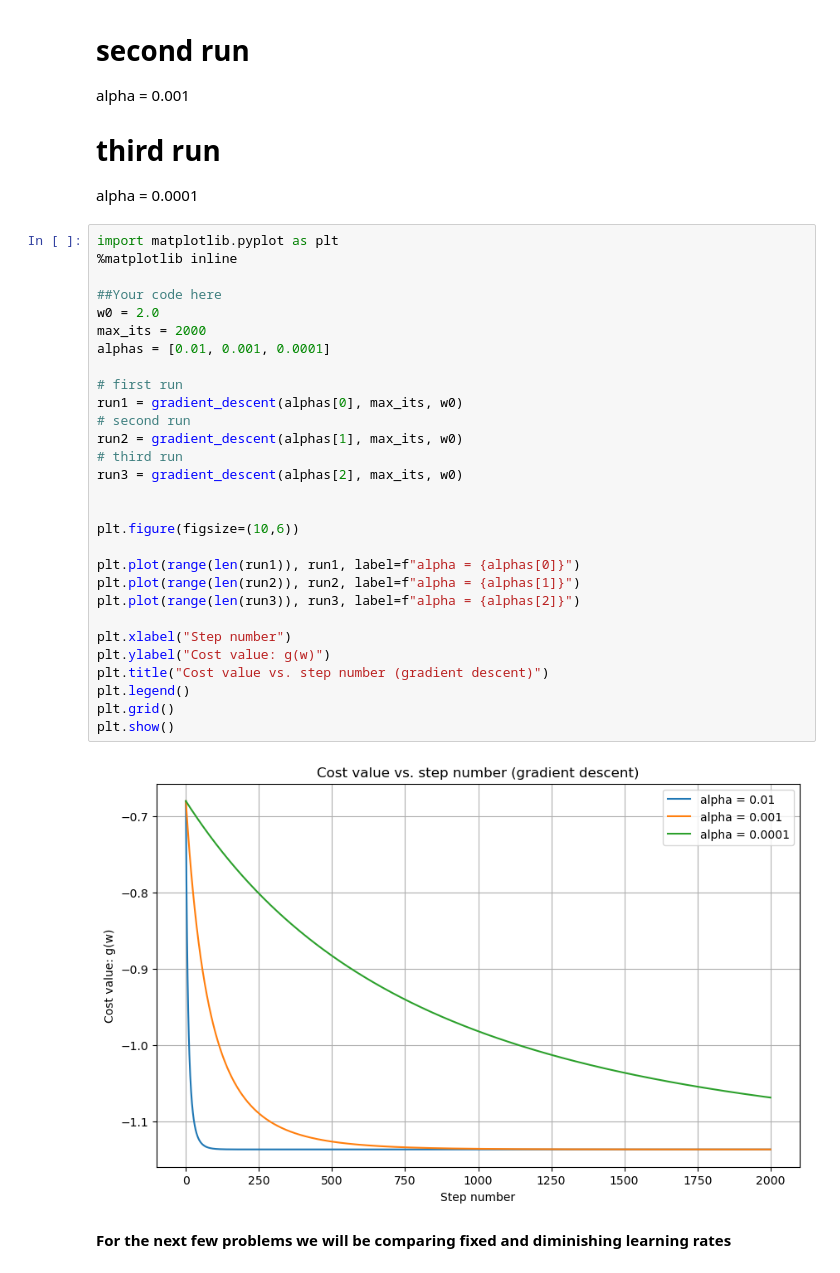
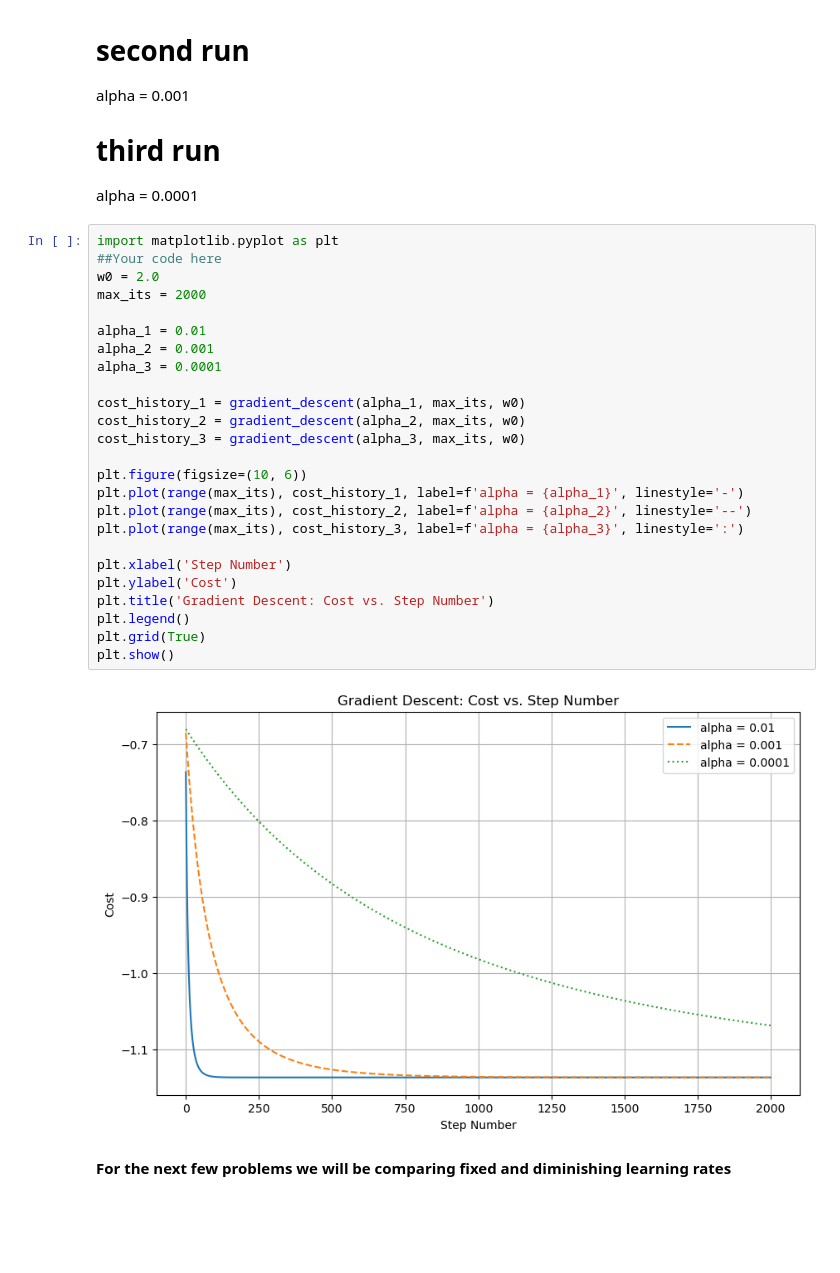
Before and after one commit to juliangus12/COSC74, a Jupyter notebook: HW1.ipynb, the cells around one changed output. Saved outputs shown, nothing was run; the diff lists cells and outputs as text; blank space fills up the shorter version.

```diff
--- a/HW1.ipynb
+++ b/HW1.ipynb
@@ -50,35 +51,31 @@ alpha = 0.001
 alpha = 0.0001
 # %%
 import matplotlib.pyplot as plt
-%matplotlib inline
-
 ##Your code here
 w0 = 2.0
 max_its = 2000
-alphas = [0.01, 0.001, 0.0001]
 
-# first run
-run1 = gradient_descent(alphas[0], max_its, w0)
-# second run
-run2 = gradient_descent(alphas[1], max_its, w0)
-# third run
-run3 = gradient_descent(alphas[2], max_its, w0)
+alpha_1 = 0.01
+alpha_2 = 0.001
+alpha_3 = 0.0001
 
+cost_history_1 = gradient_descent(alpha_1, max_its, w0)
+cost_history_2 = gradient_descent(alpha_2, max_its, w0)
+cost_history_3 = gradient_descent(alpha_3, max_its, w0)
 
-plt.figure(figsize=(10,6))
+plt.figure(figsize=(10, 6))
+plt.plot(range(max_its), cost_history_1, label=f'alpha = {alpha_1}', linestyle='-')
+plt.plot(range(max_its), cost_history_2, label=f'alpha = {alpha_2}', linestyle='--')
+plt.plot(range(max_its), cost_history_3, label=f'alpha = {alpha_3}', linestyle=':')
 
-plt.plot(range(len(run1)), run1, label=f"alpha = {alphas[0]}")
-plt.plot(range(len(run2)), run2, label=f"alpha = {alphas[1]}")
-plt.plot(range(len(run3)), run3, label=f"alpha = {alphas[2]}")
-
-plt.xlabel("Step number")
-plt.ylabel("Cost value: g(w)")
-plt.title("Cost value vs. step number (gradient descent)")
+plt.xlabel('Step Number')
+plt.ylabel('Cost')
+plt.title('Gradient Descent: Cost vs. Step Number')
 plt.legend()
-plt.grid()
+plt.grid(True)
 plt.show()
 # %% [output]
-[figure, old version]
+[figure, new version]
 # %% [markdown]
 **For the next few problems we will be comparing fixed and diminishing learning rates**
 # %% [markdown]
```
Also changed, not shown: parts of 13 cells of this notebook.
